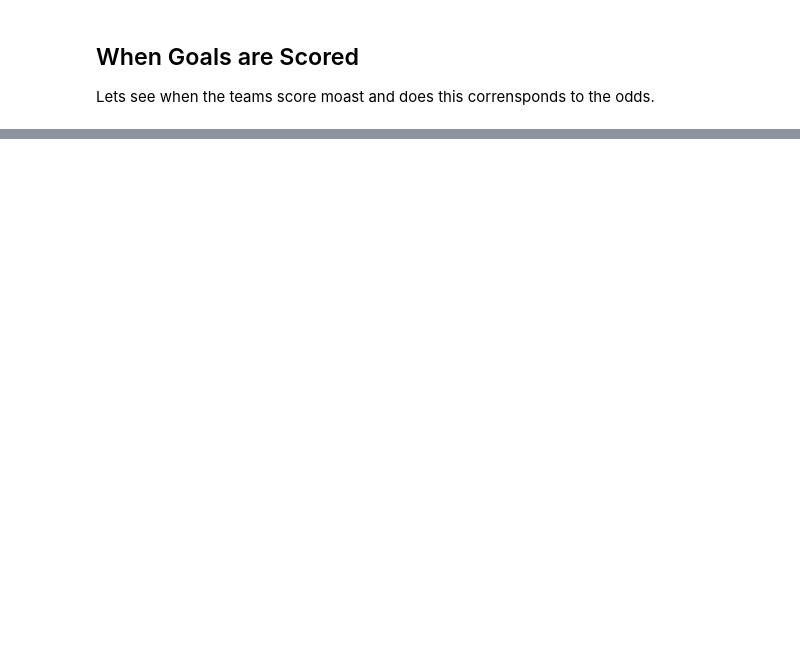
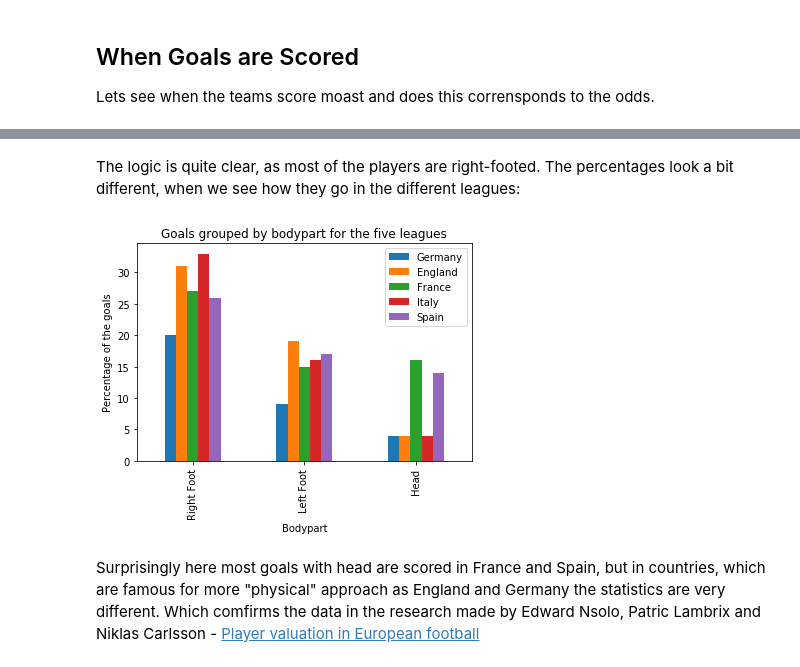
Before and after one commit to KaPrimov/ai-module, a Jupyter notebook: DataScience/z_project/Football Analysis.ipynb, the cells around one changed output, grey strips where cells are left out. Drawn from its saved outputs; the diff is of its cells as text; code cells hidden in the pictures; blank space fills up the shorter version.

```diff
--- a/DataScience/z_project/Football Analysis.ipynb
+++ b/DataScience/z_project/Football Analysis.ipynb
@@ -199,0 +253,17 @@ plt.show()
+# %% [markdown]
+The logic is quite clear, as most of the players are right-footed. The percentages look a bit different, when we see how they go in the different leagues:
+# %%
+goals = goals.assign(league = odds_data['league'])
+grouped_goals = goals.groupby('league')
+index = ['Right foot', 'Left foor', 'Head']
+ax = grouped_goals.bodypart.value_counts().unstack(0).plot.bar()
+ax.legend(['Germany', 'England', 'France', 'Italy', 'Spain'])
+plt.xticks(np.arange(3), ('Right Foot', 'Left Foot', 'Head'))
+plt.title('Goals grouped by bodypart for the five leagues')
+plt.ylabel("Percentage of the goals")
+plt.xlabel("Bodypart")
+plt.show()
+# %% [output]
+[figure, added]
+# %% [markdown]
+Surprisingly here most goals with head are scored in France and Spain, but in countries, which are famous for more "physical" approach as England and Germany the statistics are very different. Which comfirms the data in the research made by Edward Nsolo, Patric Lambrix and Niklas Carlsson - [Player valuation in European football](https://www.ida.liu.se/~nikca89/papers/mlsa18-football.pdf)
```
Also changed, not shown: parts of 14 cells of this notebook.
